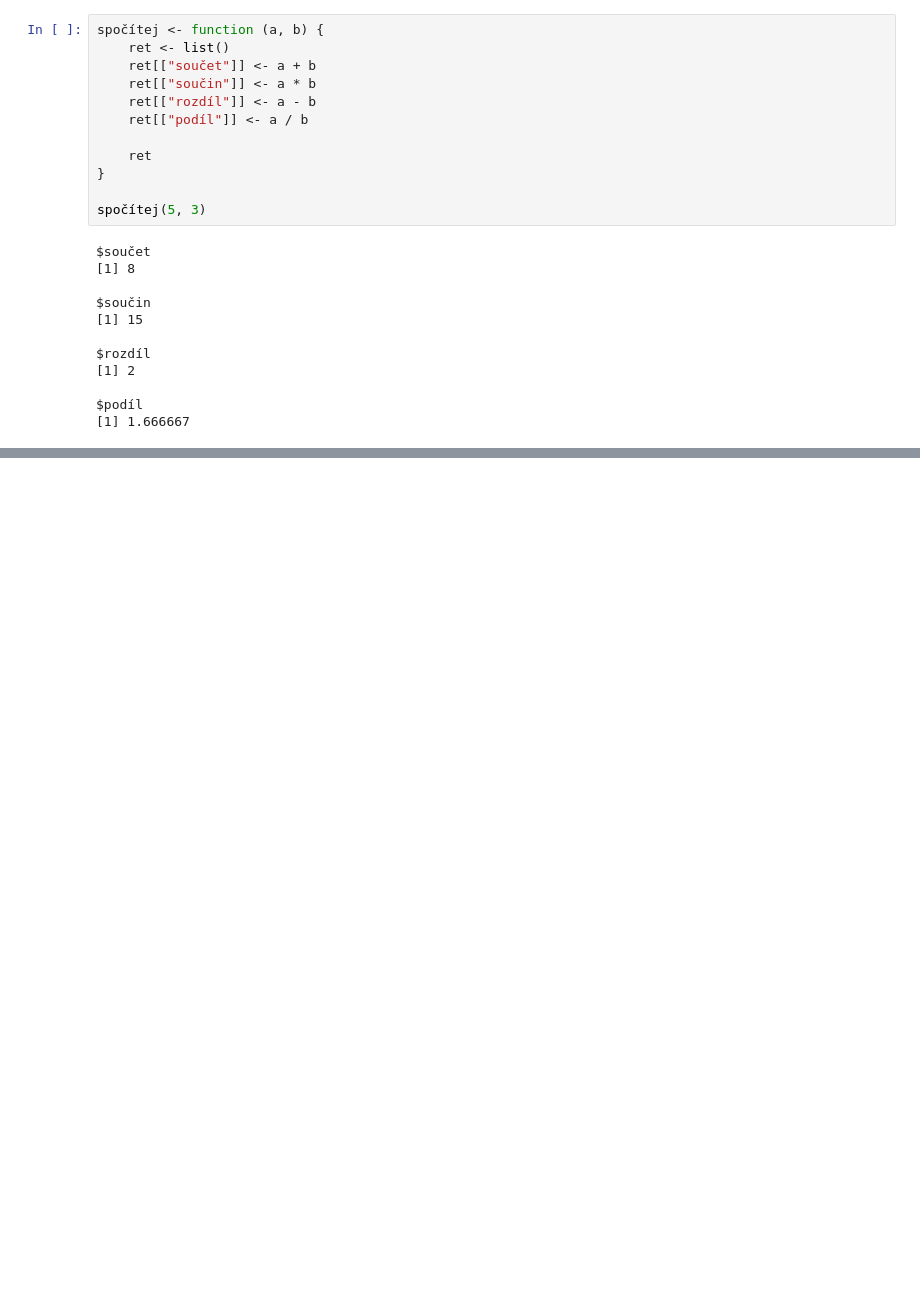
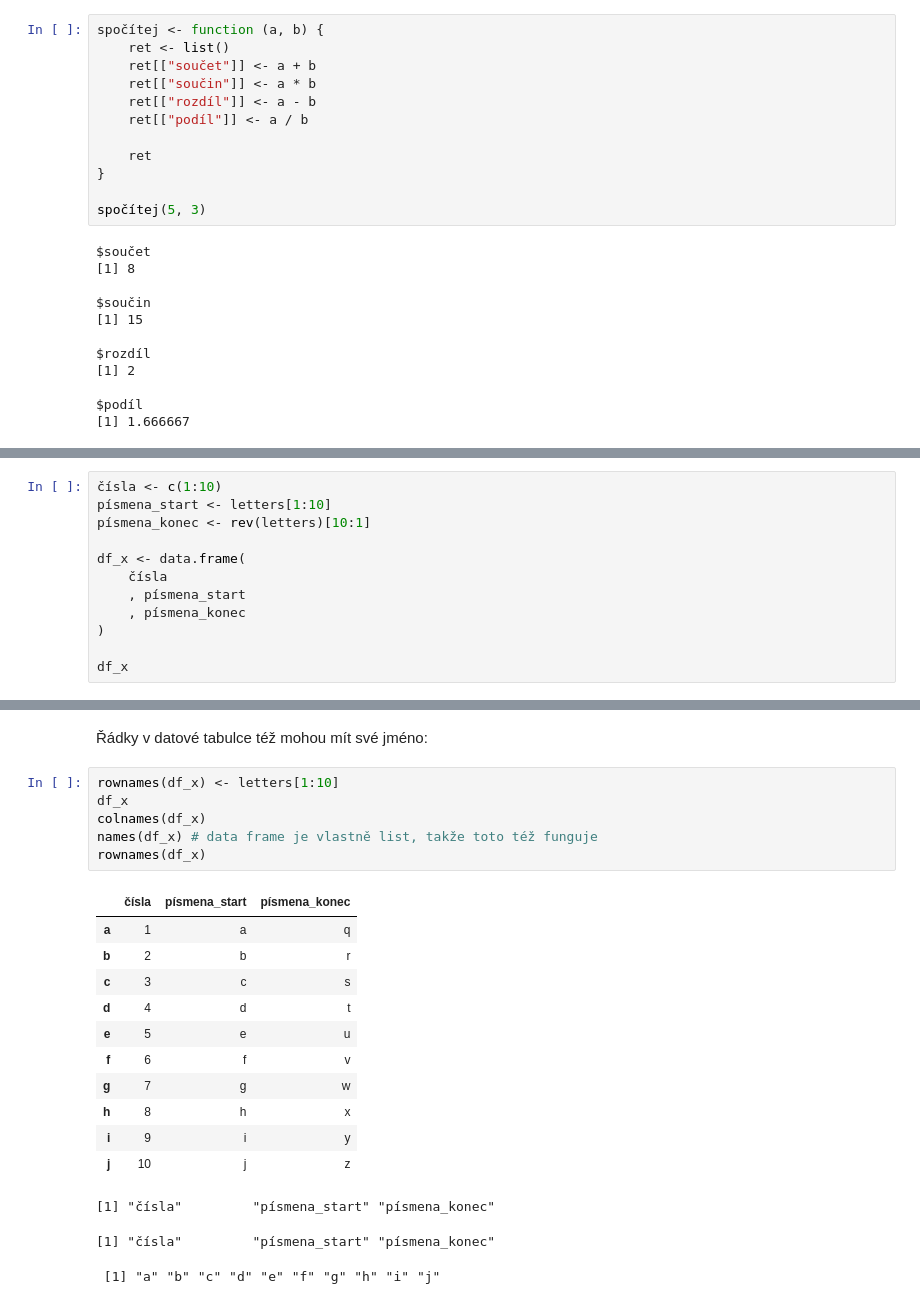
Before and after one commit to lich-uct/r_tutorial, a Jupyter notebook: 04/04.ipynb, the cells around one changed output, grey strips where cells are left out. Drawn from its saved outputs; the diff is of its cells as text; blank space fills up the shorter version.

```diff
--- a/04/04.ipynb
+++ b/04/04.ipynb
@@ -790,0 +795,12 @@ $podíl
+# %%
+čísla <- c(1:10)
+písmena_start <- letters[1:10]
+písmena_konec <- rev(letters)[10:1]
+
+df_x <- data.frame(
+    čísla
+    , písmena_start
+    , písmena_konec
+)
+
+df_x
@@ -790,0 +885,23 @@ $podíl
+# %% [markdown]
+Řádky v datové tabulce též mohou mít své jméno:
+# %%
+rownames(df_x) <- letters[1:10]
+df_x
+colnames(df_x)
+names(df_x) # data frame je vlastně list, takže toto též funguje
+rownames(df_x)
+# %% [output]
+|  | čísla | písmena_start | písmena_konec |
+| a | 1 | a | q |
+| b | 2 | b | r |
+| c | 3 | c | s |
+| d | 4 | d | t |
+| e | 5 | e | u |
+| f | 6 | f | v |
+| g | 7 | g | w |
+| h | 8 | h | x |
+| i | 9 | i | y |
+| j | 10 | j | z |
+[1] "čísla"         "písmena_start" "písmena_konec"
+[1] "čísla"         "písmena_start" "písmena_konec"
+ [1] "a" "b" "c" "d" "e" "f" "g" "h" "i" "j"
```
Also changed, not shown: parts of 12 cells of this notebook, 1 other file.
